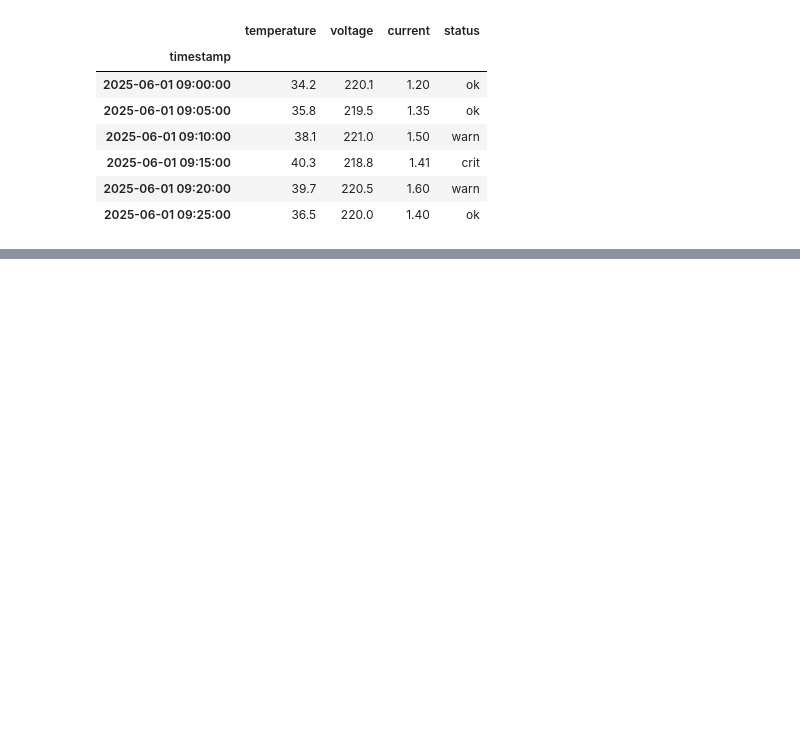
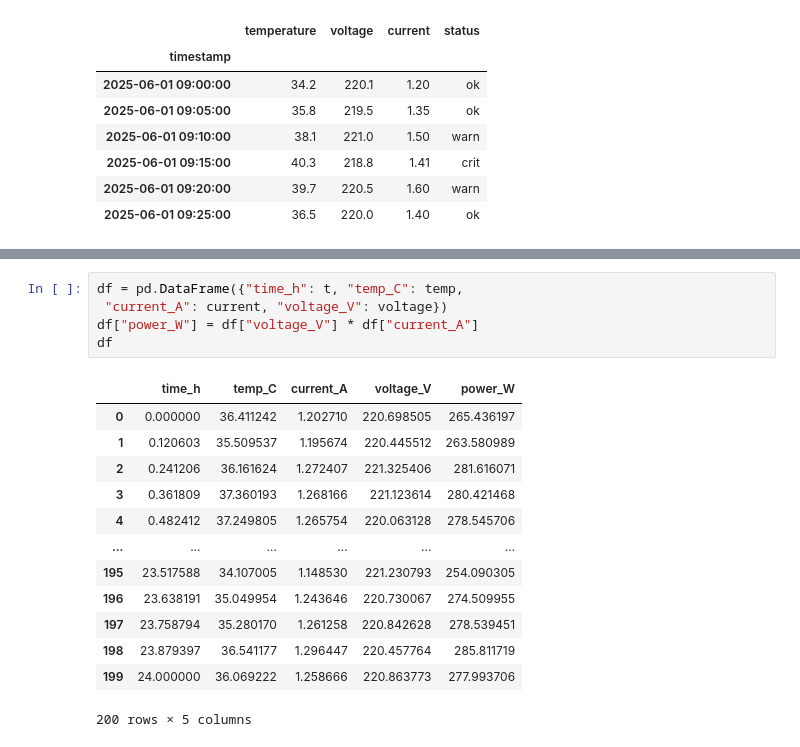
Before and after one commit to iws3/MarkGPT, a Jupyter notebook: contributors/gita/module-02/exercises/Untitled.ipynb, the cells around one changed output, grey strips where cells are left out. Cells and saved outputs as stored; diff of their text form; blank space fills up the shorter version.

```diff
--- a/contributors/gita/module-02/exercises/Untitled.ipynb
+++ b/contributors/gita/module-02/exercises/Untitled.ipynb
@@ -142,0 +498,19 @@ df
+# %%
+df = pd.DataFrame({"time_h": t, "temp_C": temp,
+ "current_A": current, "voltage_V": voltage})
+df["power_W"] = df["voltage_V"] * df["current_A"]
+df
+# %% [output]
+|  | time_h | temp_C | current_A | voltage_V | power_W |
+| 0 | 0.000000 | 36.411242 | 1.202710 | 220.698505 | 265.436197 |
+| 1 | 0.120603 | 35.509537 | 1.195674 | 220.445512 | 263.580989 |
+| 2 | 0.241206 | 36.161624 | 1.272407 | 221.325406 | 281.616071 |
+| 3 | 0.361809 | 37.360193 | 1.268166 | 221.123614 | 280.421468 |
+| 4 | 0.482412 | 37.249805 | 1.265754 | 220.063128 | 278.545706 |
+| ... | ... | ... | ... | ... | ... |
+| 195 | 23.517588 | 34.107005 | 1.148530 | 221.230793 | 254.090305 |
+| 196 | 23.638191 | 35.049954 | 1.243646 | 220.730067 | 274.509955 |
+| 197 | 23.758794 | 35.280170 | 1.261258 | 220.842628 | 278.539451 |
+| 198 | 23.879397 | 36.541177 | 1.296447 | 220.457764 | 285.811719 |
+| 199 | 24.000000 | 36.069222 | 1.258666 | 220.863773 | 277.993706 |
+200 rows × 5 columns
```
Also changed, not shown: parts of 39 cells of this notebook, 1 other file.
